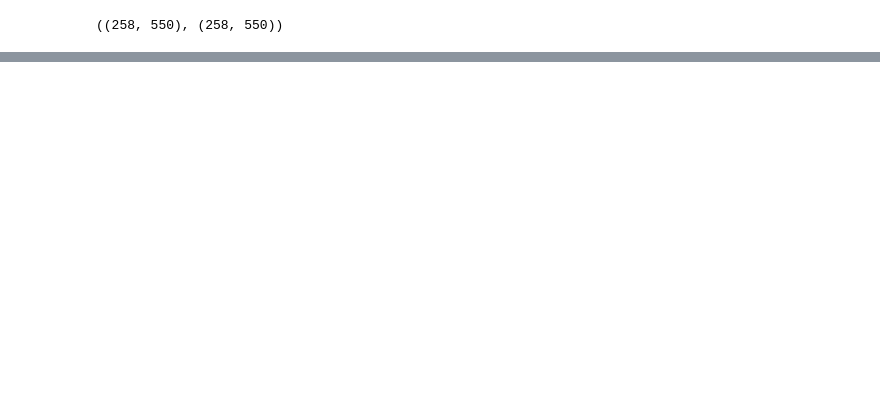
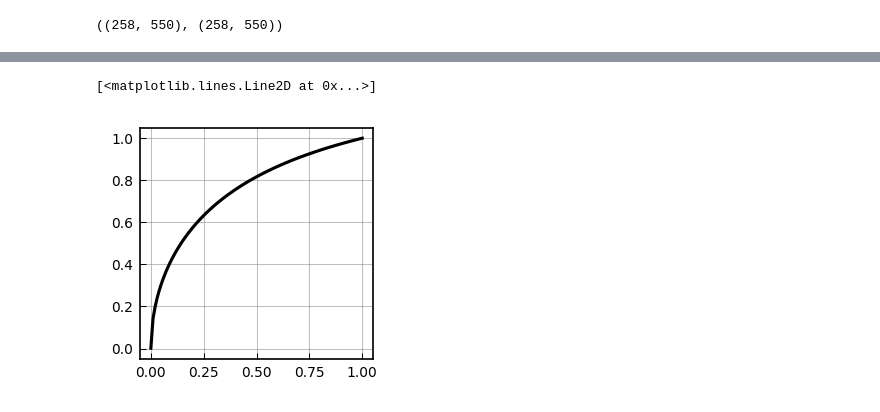
Before and after one commit to MedARC-AI/algonauts2025, a Jupyter notebook: notebooks/plot_noise_ceiling.ipynb, the cells around one changed output, grey strips where cells are left out. Cells and saved outputs as stored; diff of their text form; code cells hidden in the pictures; blank space fills up the shorter version.

```diff
--- a/notebooks/plot_noise_ceiling.ipynb
+++ b/notebooks/plot_noise_ceiling.ipynb
@@ -320,0 +348,8 @@ f.savefig("output/noise_ceiling_comparison_life.png", bbox_inches="tight")
+# %%
+plt.figure(figsize=(2, 2), dpi=150)
+
+x = np.linspace(0, 1, 100)
+plt.plot(x, correct_noise_ceiling(x), "k-")
+# %% [output]
+[<matplotlib.lines.Line2D at 0x...>]
+[figure, added]
```
Also changed, not shown: parts of 9 cells of this notebook, 2 other files.
